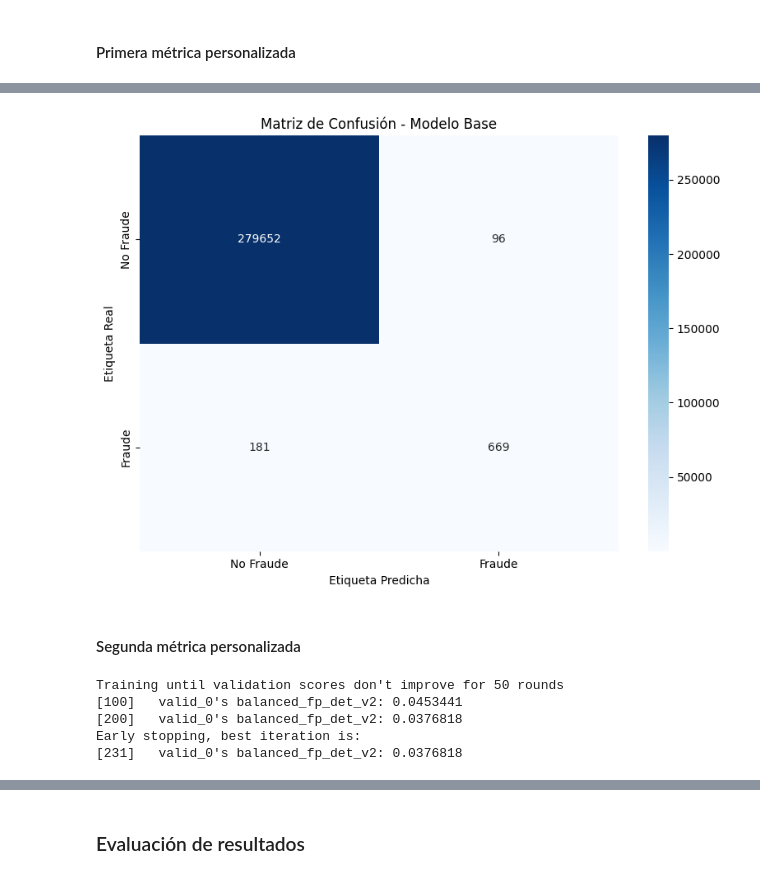
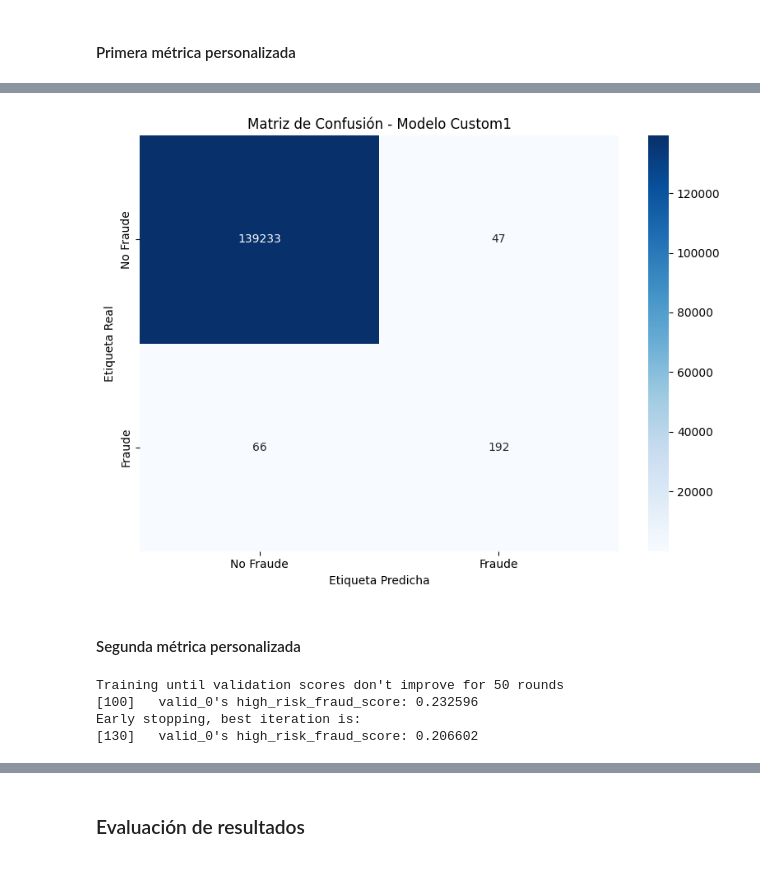
Before and after one commit to erickguerra22/SDS_Proyecto_PlusTI, a Jupyter notebook: modelos.ipynb, the cells around one changed output, grey strips where cells are left out. Saved outputs shown, nothing was run; the diff lists cells and outputs as text; code cells hidden in the pictures.

Commit message:
Ajuste de modelos a objetivo

```diff
--- a/modelos.ipynb
+++ b/modelos.ipynb
@@ -48,6 +48,7 @@ print(f"\nNúmero de características utilizadas: {len(features)}")
 print(features)
 
 df_featured['timestamp'] = pd.to_datetime(df_featured['unix_time'], unit='s')
+df_featured['timestamp'] = df_featured['timestamp'] + pd.DateOffset(years=7)
 df_featured = df_featured.sort_values('timestamp')
 # %% [output]
 Número de características utilizadas: 66
@@ -69,6 +70,9 @@ df_featured['timestamp']
 Name: timestamp, Length: 1852394, dtype: datetime64[ns]
 # %%
-test_df = df_featured[df_featured['timestamp'].dt.month == 12]
+test_df = df_featured[
+    (df_featured['timestamp'].dt.month == 12) &
+    (df_featured['timestamp'].dt.year == 2020)
+]
 train_df = df_featured[~df_featured.index.isin(test_df.index)]
 
 print(f"\nTamaño del conjunto de entrenamiento: {len(train_df)}")
@@ -286,16 +295,16 @@ Matriz de confusión:
 # %%
 # Visualización de la matriz de confusión
 plt.figure(figsize=(8, 6))
 sns.heatmap(conf_matrix, annot=True, fmt='d', cmap='Blues',
             xticklabels=['No Fraude', 'Fraude'],
             yticklabels=['No Fraude', 'Fraude'])
-plt.title('Matriz de Confusión - Modelo Base')
+plt.title('Matriz de Confusión - Modelo Custom1')
 plt.ylabel('Etiqueta Real')
 plt.xlabel('Etiqueta Predicha')
 plt.tight_layout()
 plt.show()
 # %% [output]
-[figure, old version]
+[figure, new version]
 # %% [markdown]
 #### Segunda métrica personalizada
 # %%
@@ -307,7 +316,7 @@ model_custom2 = lgb.train(
     train_data,
     num_boost_round=1000,
     valid_sets=[test_data],
-    feval=balanced_fp_detection_eval,
+    feval=high_risk_fraud_eval,
     callbacks=[
         early_stopping(stopping_rounds=50),
         log_evaluation(period=100)
@@ -315,10 +324,9 @@ model_custom2 = lgb.train(
 )
 # %% [output]
 Training until validation scores don't improve for 50 rounds
-[100]   valid_0's balanced_fp_det_v2: 0.0453441
-[200]   valid_0's balanced_fp_det_v2: 0.0376818
+[100]   valid_0's high_risk_fraud_score: 0.232596
 Early stopping, best iteration is:
-[231]   valid_0's balanced_fp_det_v2: 0.0376818
+[130]   valid_0's high_risk_fraud_score: 0.206602
 # %%
 y_pred_proba_custom2 = model_custom2.predict(X_test, num_iteration=model_custom2.best_iteration)
 y_pred_custom2 = (y_pred_proba_custom2 > validation_treshold).astype(int)
```
Also changed, not shown: parts of 17 cells of this notebook, 1 other file.
